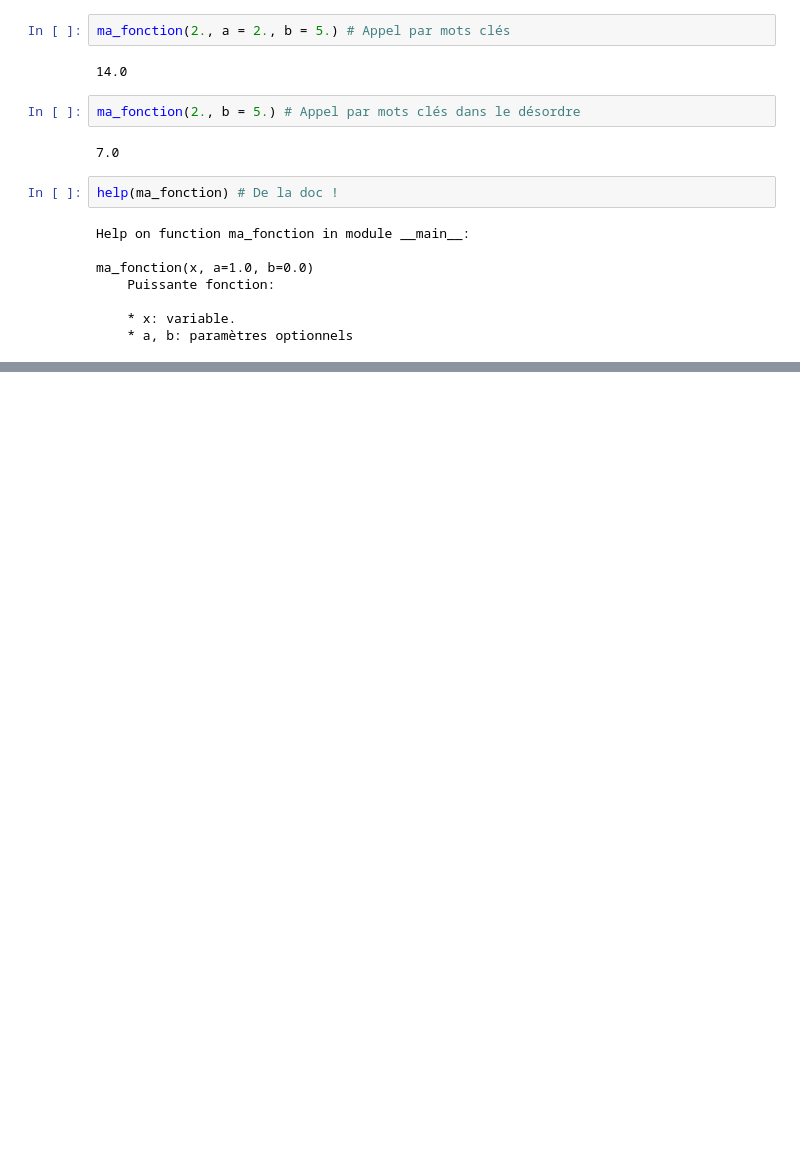
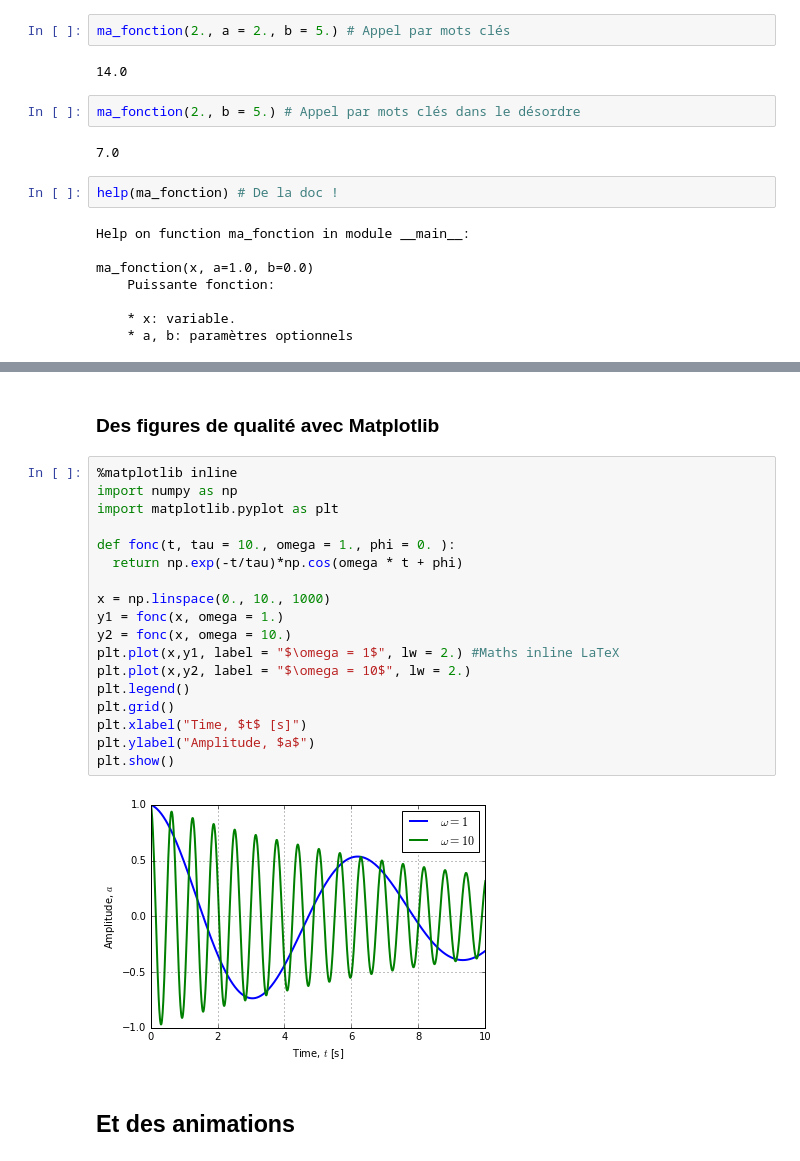
Before and after one commit to lcharleux/MED08_Python_SISEO, a Jupyter notebook: notebooks/Introduction_Python.ipynb, the cells around one changed output, grey strips where cells are left out. Drawn from its saved outputs; the diff is of its cells as text; blank space fills up the shorter version.

```diff
--- a/notebooks/Introduction_Python.ipynb
+++ b/notebooks/Introduction_Python.ipynb
@@ -102,0 +169,24 @@ ma_fonction(x, a=1.0, b=0.0)
+# %% [markdown]
+### Des figures de qualité avec Matplotlib
+# %%
+%matplotlib inline
+import numpy as np
+import matplotlib.pyplot as plt
+
+def fonc(t, tau = 10., omega = 1., phi = 0. ):
+  return np.exp(-t/tau)*np.cos(omega * t + phi)
+
+x = np.linspace(0., 10., 1000)
+y1 = fonc(x, omega = 1.)
+y2 = fonc(x, omega = 10.)
+plt.plot(x,y1, label = "$\omega = 1$", lw = 2.) #Maths inline LaTeX
+plt.plot(x,y2, label = "$\omega = 10$", lw = 2.)
+plt.legend()
+plt.grid()
+plt.xlabel("Time, $t$ [s]")
+plt.ylabel("Amplitude, $a$")
+plt.show()
+# %% [output]
+[figure, added]
+# %% [markdown]
+## Et des animations
```
Also changed, not shown: parts of 17 cells of this notebook, 3 other files.
